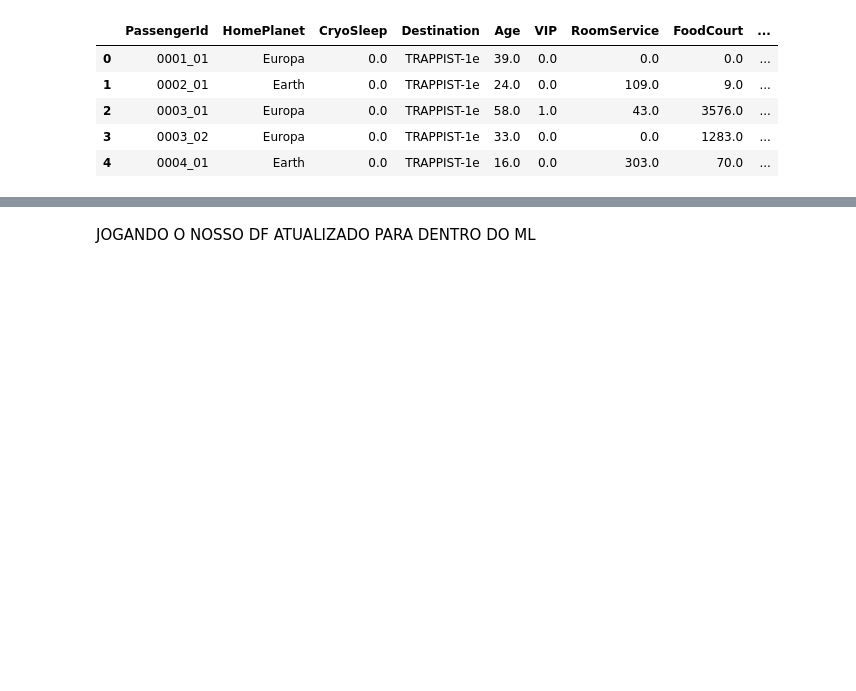
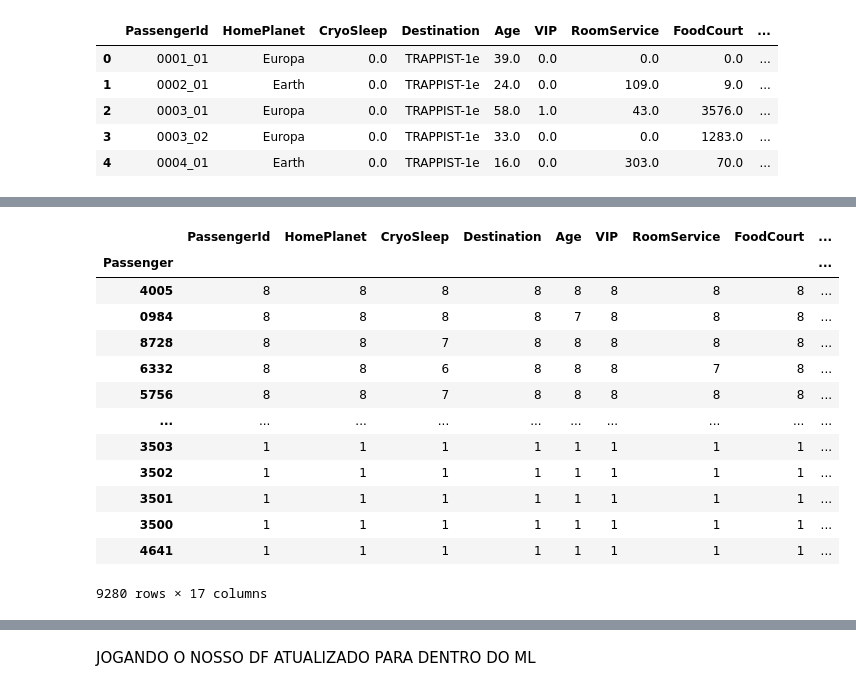
Before and after one commit to andreggalvao/Spaceship-Titanic-ML, a Jupyter notebook: spaceship-titanic-ml.ipynb, the cells around one changed output, grey strips where cells are left out. Saved outputs shown, nothing was run; the diff lists cells and outputs as text; code cells hidden in the pictures; blank space fills up the shorter version.

```diff
--- a/spaceship-titanic-ml.ipynb
+++ b/spaceship-titanic-ml.ipynb
@@ -265,0 +285,19 @@ nan_df
+# %%
+#Passageiro do mesmo grupo são sempre do mesmo HomePlanet
+lista = df.groupby(['Passenger']).count().sort_values('_Id', ascending = False)
+lista
+# %% [output]
+|  | PassengerId | HomePlanet | CryoSleep | Destination | Age | VIP | RoomService | FoodCourt | ... |
+| Passenger |  |  |  |  |  |  |  |  | ... |
+| 4005 | 8 | 8 | 8 | 8 | 8 | 8 | 8 | 8 | ... |
+| 0984 | 8 | 8 | 8 | 8 | 7 | 8 | 8 | 8 | ... |
+| 8728 | 8 | 8 | 7 | 8 | 8 | 8 | 8 | 8 | ... |
+| 6332 | 8 | 8 | 6 | 8 | 8 | 8 | 7 | 8 | ... |
+| 5756 | 8 | 8 | 7 | 8 | 8 | 8 | 8 | 8 | ... |
+| ... | ... | ... | ... | ... | ... | ... | ... | ... | ... |
+| 3503 | 1 | 1 | 1 | 1 | 1 | 1 | 1 | 1 | ... |
+| 3502 | 1 | 1 | 1 | 1 | 1 | 1 | 1 | 1 | ... |
+| 3501 | 1 | 1 | 1 | 1 | 1 | 1 | 1 | 1 | ... |
+| 3500 | 1 | 1 | 1 | 1 | 1 | 1 | 1 | 1 | ... |
+| 4641 | 1 | 1 | 1 | 1 | 1 | 1 | 1 | 1 | ... |
+9280 rows × 17 columns
```
Also changed, not shown: parts of 25 cells of this notebook, 1 other file.
